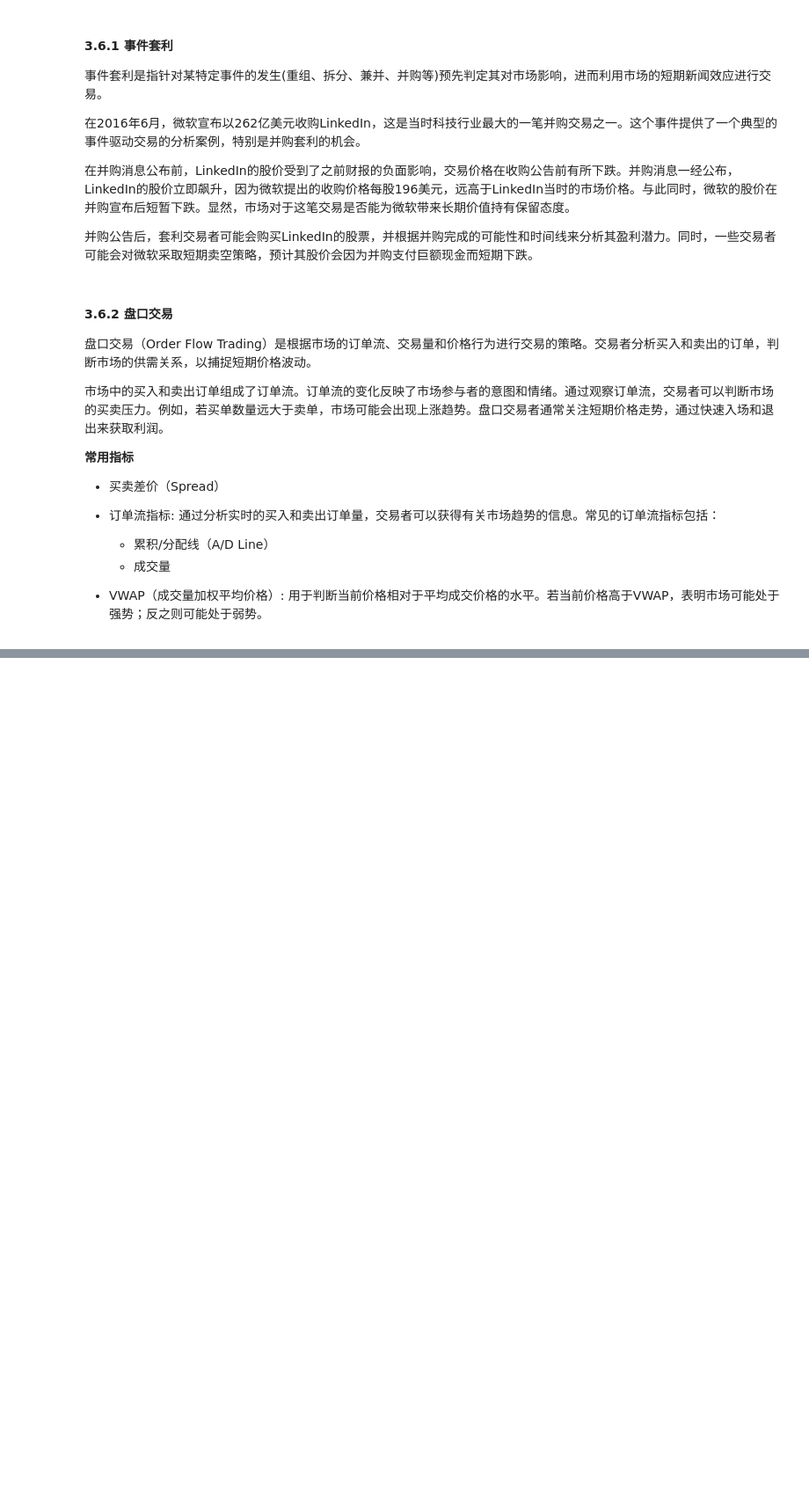
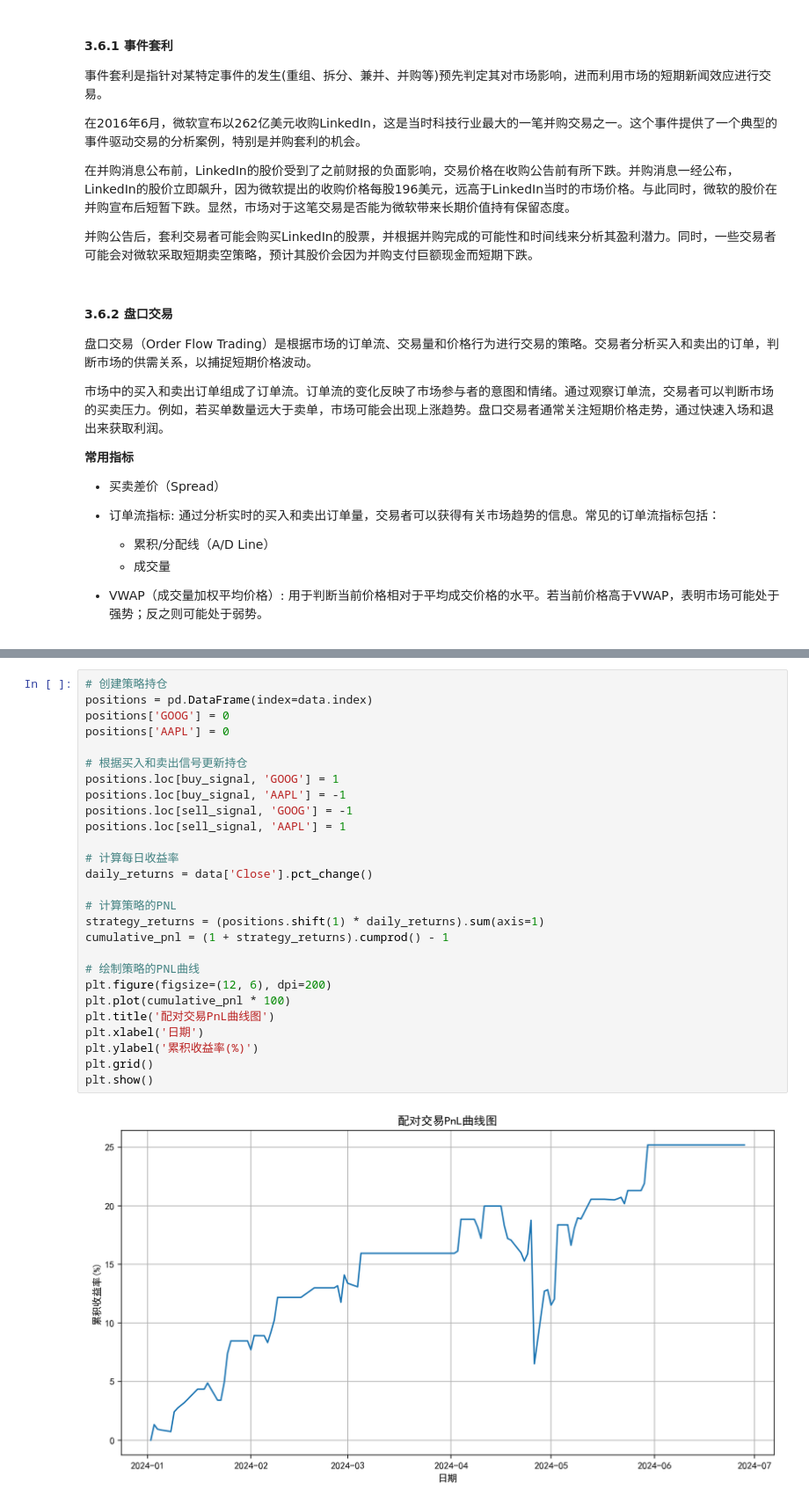
Before and after one commit to dafuzhuu/Quant-RA, a Jupyter notebook: section 7 高频交易/section7 高频交易.ipynb, the cells around one changed output, grey strips where cells are left out. Shown at 88% size. Saved outputs shown, nothing was run; the diff lists cells and outputs as text; blank space fills up the shorter version.

```diff
--- a/section 7 高频交易/section7 高频交易.ipynb
+++ b/section 7 高频交易/section7 高频交易.ipynb
@@ -524,0 +724,29 @@ $$
+# %%
+# 创建策略持仓
+positions = pd.DataFrame(index=data.index)
+positions['GOOG'] = 0
+positions['AAPL'] = 0
+
+# 根据买入和卖出信号更新持仓
+positions.loc[buy_signal, 'GOOG'] = 1
+positions.loc[buy_signal, 'AAPL'] = -1
+positions.loc[sell_signal, 'GOOG'] = -1
+positions.loc[sell_signal, 'AAPL'] = 1
+
+# 计算每日收益率
+daily_returns = data['Close'].pct_change()
+
+# 计算策略的PNL
+strategy_returns = (positions.shift(1) * daily_returns).sum(axis=1)
+cumulative_pnl = (1 + strategy_returns).cumprod() - 1
+
+# 绘制策略的PNL曲线
+plt.figure(figsize=(12, 6), dpi=200)
+plt.plot(cumulative_pnl * 100)
+plt.title('配对交易PnL曲线图')
+plt.xlabel('日期')
+plt.ylabel('累积收益率(%)')
+plt.grid()
+plt.show()
+# %% [output]
+[figure, added]
```
Also changed, not shown: parts of 24 cells of this notebook, 2 other files.
